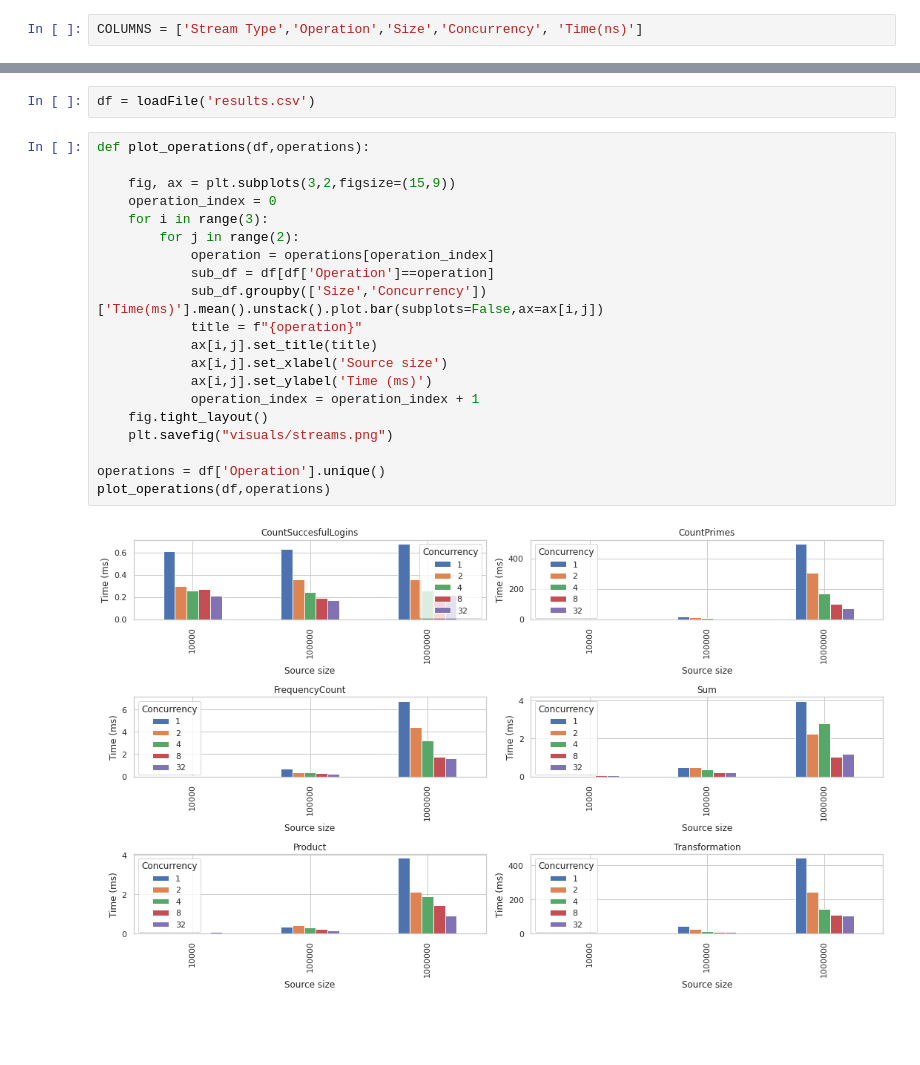
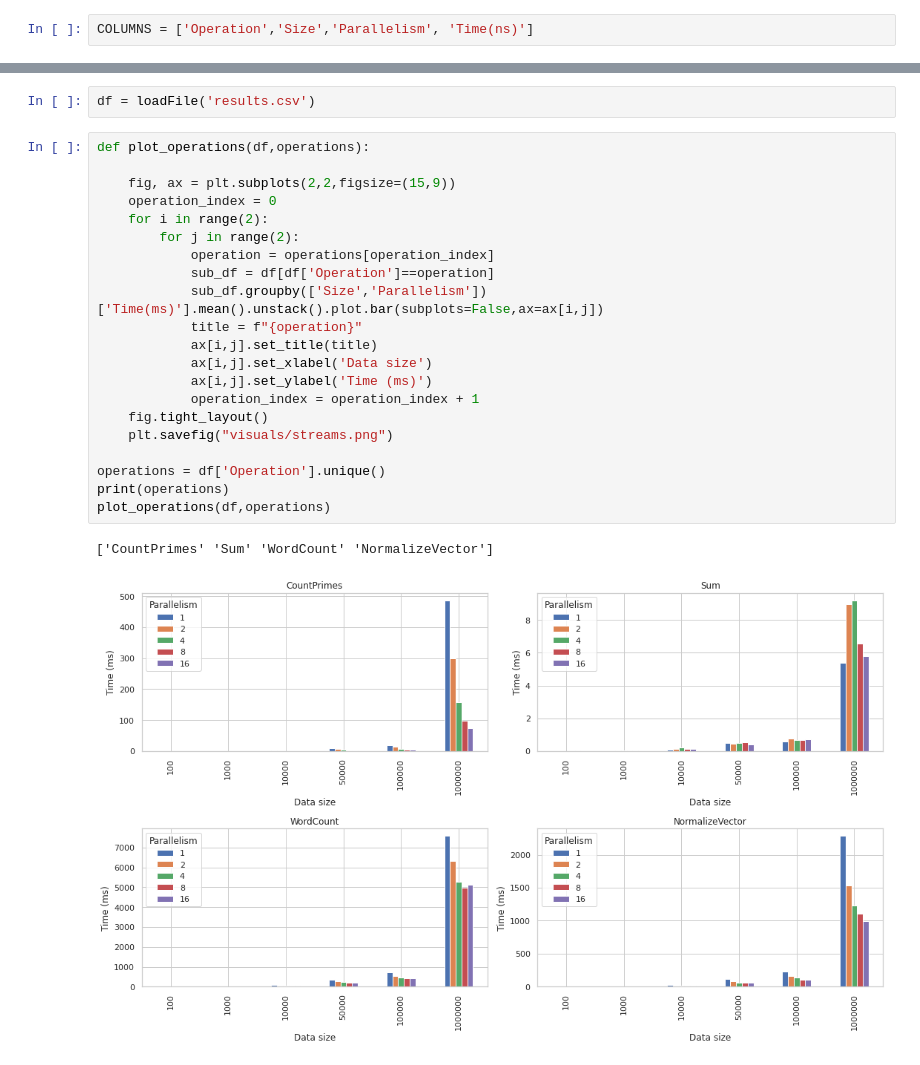
Before and after one commit to phantom820/streams-benchmarks, a Jupyter notebook: benchmark.ipynb, the cells around one changed output, grey strips where cells are left out. Saved outputs shown, nothing was run; the diff lists cells and outputs as text; blank space fills up the shorter version.

```diff
--- a/benchmark.ipynb
+++ b/benchmark.ipynb
@@ -6,7 +6,7 @@ import glob
 import seaborn as sns
 sns.set_theme(style="whitegrid")
 # %%
-COLUMNS = ['Stream Type','Operation','Size','Concurrency', 'Time(ns)']
+COLUMNS = ['Operation','Size','Parallelism', 'Time(ns)']
 # %%
 def loadFile(fname):
     df = pd.read_csv(fname,names=COLUMNS)
@@ -25,22 +25,24 @@ df = loadFile('results.csv')
 # %%
 def plot_operations(df,operations):
 
-    fig, ax = plt.subplots(3,2,figsize=(15,9))
+    fig, ax = plt.subplots(2,2,figsize=(15,9))
     operation_index = 0
-    for i in range(3):
+    for i in range(2):
         for j in range(2):
             operation = operations[operation_index]
             sub_df = df[df['Operation']==operation]
-            sub_df.groupby(['Size','Concurrency'])['Time(ms)'].mean().unstack().plot.bar(subplots=False,ax=ax[i,j])
+            sub_df.groupby(['Size','Parallelism'])['Time(ms)'].mean().unstack().plot.bar(subplots=False,ax=ax[i,j])
             title = f"{operation}"
             ax[i,j].set_title(title)
-            ax[i,j].set_xlabel('Source size')
+            ax[i,j].set_xlabel('Data size')
             ax[i,j].set_ylabel('Time (ms)')
             operation_index = operation_index + 1
     fig.tight_layout()
     plt.savefig("visuals/streams.png")
 
 operations = df['Operation'].unique()
+print(operations)
 plot_operations(df,operations)
 # %% [output]
+['CountPrimes' 'Sum' 'WordCount' 'NormalizeVector']
-[figure, old version]
+[figure, new version]
```
Also changed, not shown: 10 other files.
